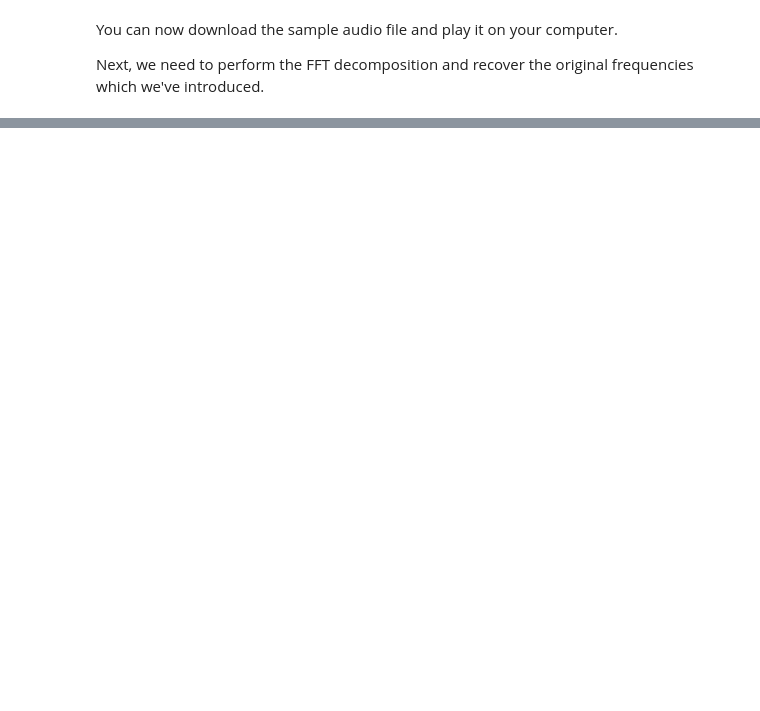
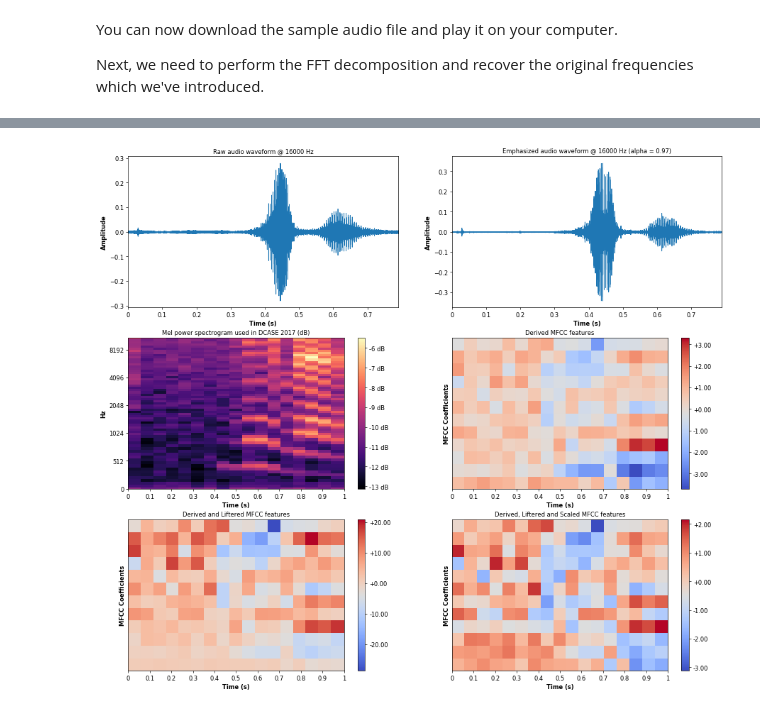
Before and after one commit to Azure/DataScienceVM, a Jupyter notebook: Tutorials/DeepLearningForAudio/Deep Learning for Audio Part 1 - Audio Processing.ipynb, the cells around one changed output, grey strips where cells are left out. Saved outputs shown, nothing was run; the diff lists cells and outputs as text; code cells hidden in the pictures; blank space fills up the shorter version.

```diff
--- a/Tutorials/DeepLearningForAudio/Deep Learning for Audio Part 1 - Audio Processing.ipynb
+++ b/Tutorials/DeepLearningForAudio/Deep Learning for Audio Part 1 - Audio Processing.ipynb
@@ -309,0 +333,81 @@ plt.colorbar(format='%+02.0f dB')
+# %%
+# Make a new figure
+plt.figure(figsize=(18, 16), dpi= 60, facecolor='w', edgecolor='k')
+nrows = 3; ncols = 2
+
+plt.subplot(nrows, ncols, 1)
+# Display the spectrogram on a mel scale
+librosa.display.waveplot(audio, int(sample_rate), max_sr = int(sample_rate))
+plt.title('Raw audio waveform @ %d Hz' % sample_rate, fontsize = fontsize)
+plt.xlabel("Time (s)")
+plt.ylabel("Amplitude")
+
+pre_emphasis = 0.97
+
+audio_emphasized = np.append(audio[0], audio[1:] - pre_emphasis * audio[:-1])
+
+plt.subplot(nrows, ncols, 2)
+# Display the spectrogram on a mel scale
+librosa.display.waveplot(audio_emphasized, int(sample_rate), max_sr = int(sample_rate))
+plt.title('Emphasized audio waveform @ %d Hz (alpha = %1.2f)' % (sample_rate, pre_emphasis), fontsize = fontsize)
+plt.xlabel("Time (s)")
+plt.ylabel("Amplitude")
+
+plt.subplot(nrows, ncols, 3)
+melW =librosa.filters.mel(sr=sample_rate, n_fft=n_window, n_mels=n_mels, fmin=fmin, fmax=fmax)
+ham_win = np.hamming(n_window)
+[f, t, x] = signal.spectral.spectrogram(
+    x=audio_emphasized,
+    window=ham_win,
+    nperseg=n_window,
+    noverlap=n_overlap,
+    detrend=False,
+    return_onesided=True,
+    mode='magnitude')
+x = np.dot(x.T, melW.T)
+x = np.log(x + 1e-8)
+x = x.astype(np.float32)
+librosa.display.specshow(x.T, sr=sample_rate, x_axis='time', y_axis='mel', x_coords=np.linspace(0, 1, x.shape[0]))
+plt.xlabel("Time (s)")
+plt.title("Mel power spectrogram used in DCASE 2017 (dB)", fontsize = fontsize)
+# optional colorbar plot
+plt.colorbar(format='%+02.0f dB')
+
+cepstal_coeff_low = 2
+cepstal_coeff_high = 13
+n_cepstral_coeffs = cepstal_coeff_high - cepstal_coeff_low + 1
+from scipy.fftpack import dct as scipy_fftpack_dct
+
+plt.subplot(nrows, ncols, 4)
+mfcc = scipy_fftpack_dct(x, type=2, axis=1, norm='ortho')[:, cepstal_coeff_low : (cepstal_coeff_high + 1)]
+librosa.display.specshow(mfcc.T, sr=sample_rate, x_axis='time', x_coords=np.linspace(0, 1, x.shape[0]))
+# optional colorbar plot
+plt.colorbar(format='%+02.2f')
+plt.title("Derived MFCC features", fontsize = fontsize)
+plt.xlabel("Time (s)")
+plt.ylabel("MFCC Coefficients")
+
+plt.subplot(nrows, ncols, 5)
+cep_lifter = 22
+lifter = 1 + (cep_lifter / 2) * np.sin(np.pi * np.arange(n_cepstral_coeffs) / cep_lifter)
+mfcc_lifted = mfcc * lifter
+librosa.display.specshow(mfcc_lifted.T, sr=sample_rate, x_axis='time', x_coords=np.linspace(0, 1, x.shape[0]))
+# optional colorbar plot
+plt.colorbar(format='%+02.2f')
+plt.title("Derived and Liftered MFCC features", fontsize = fontsize)
+plt.xlabel("Time (s)")
+plt.ylabel("MFCC Coefficients")
+
+plt.subplot(nrows, ncols, 6)
+import sklearn
+scaler = sklearn.preprocessing.StandardScaler().fit(mfcc_lifted)
+print("Mean: %s" % (scaler.mean_,))
+print("Std: %s" % (scaler.scale_,))
+mfcc_lifted_scaled = scaler.transform(mfcc_lifted)
+librosa.display.specshow(mfcc_lifted_scaled.T, sr=sample_rate, x_axis='time', x_coords=np.linspace(0, 1, x.shape[0]))
+# optional colorbar plot
+plt.colorbar(format='%+02.2f')
+plt.title("Derived, Liftered and Scaled MFCC features", fontsize = fontsize)
+plt.xlabel("Time (s)")
+plt.ylabel("MFCC Coefficients")
+# %% [output]
@@ -309,0 +419 @@ plt.colorbar(format='%+02.0f dB')
+[figure, added]
```
Also changed, not shown: parts of 17 cells of this notebook.
